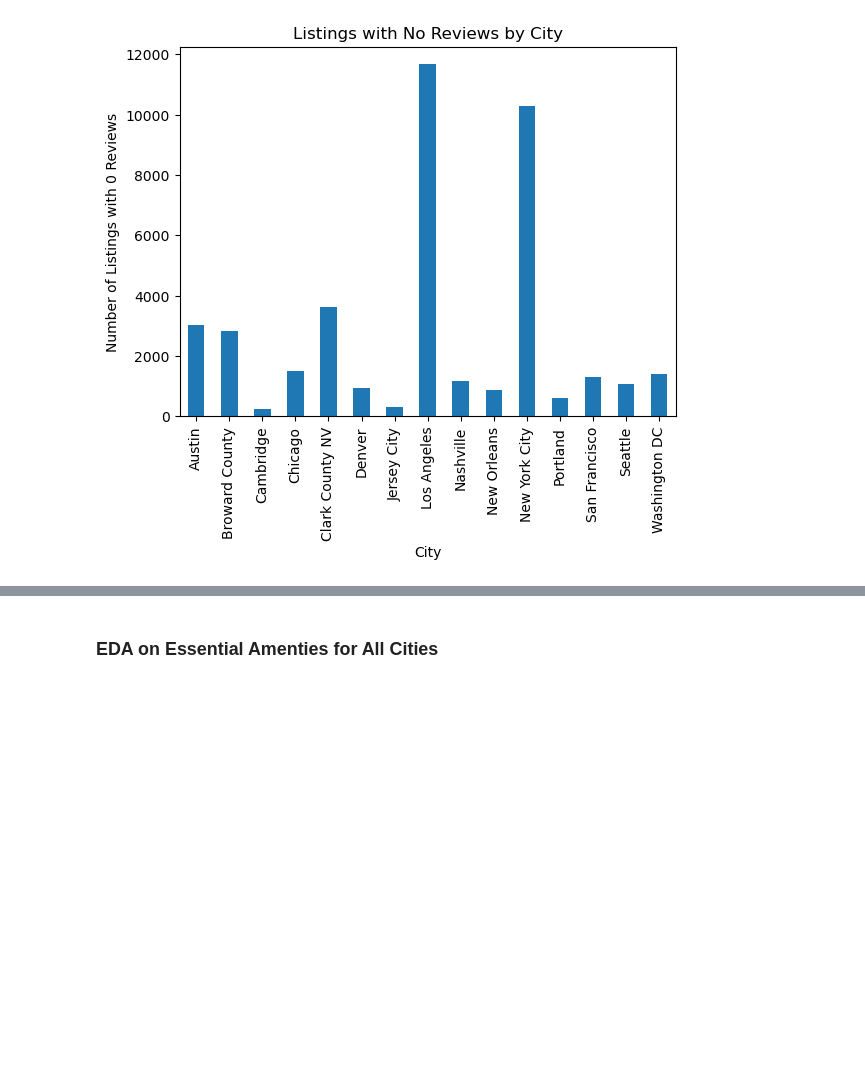
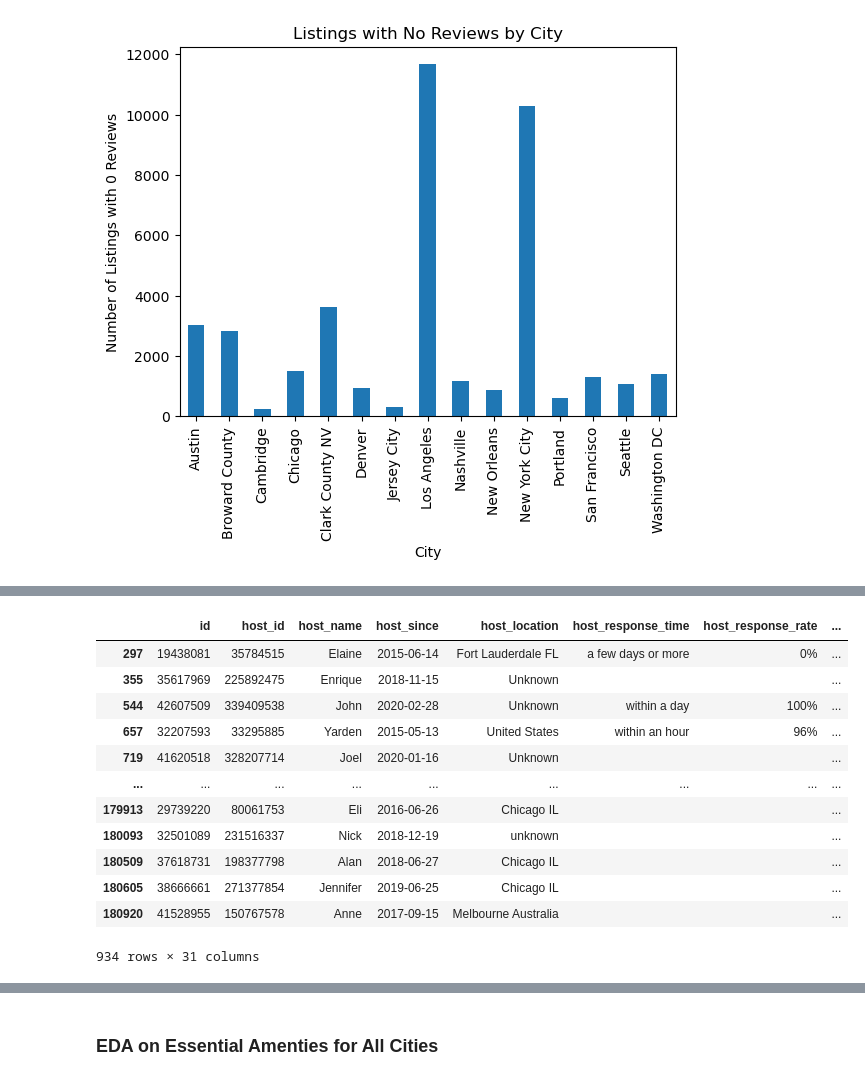
Before and after one commit to jinoh0731/Big-Data-Project-AirBnB-Clustering, a Jupyter notebook: milestone2/EDA/milestone2-all-cities-EDA.ipynb, the cells around one changed output, grey strips where cells are left out. Cells and saved outputs as stored; diff of their text form; code cells hidden in the pictures; blank space fills up the shorter version.

```diff
--- a/milestone2/EDA/milestone2-all-cities-EDA.ipynb
+++ b/milestone2/EDA/milestone2-all-cities-EDA.ipynb
@@ -161,0 +221,20 @@ plt.show()
+# %%
+# We took a deeper look into the data and saw that the reason number_of_reviews is 0 is because possibly
+# people skipped answering the question on Airbnb and there are very few reviews
+filtered_entries = clean_df[(clean_df['review_scores_value'].isnull()) & (clean_df['number_of_reviews'] != 0)]
+
+filtered_entries
+# %% [output]
+|  | id | host_id | host_name | host_since | host_location | host_response_time | host_response_rate | ... |
+| 297 | 19438081 | 35784515 | Elaine | 2015-06-14 | Fort Lauderdale FL | a few days or more | 0% | ... |
+| 355 | 35617969 | 225892475 | Enrique | 2018-11-15 | Unknown |  |  | ... |
+| 544 | 42607509 | 339409538 | John | 2020-02-28 | Unknown | within a day | 100% | ... |
+| 657 | 32207593 | 33295885 | Yarden | 2015-05-13 | United States | within an hour | 96% | ... |
+| 719 | 41620518 | 328207714 | Joel | 2020-01-16 | Unknown |  |  | ... |
+| ... | ... | ... | ... | ... | ... | ... | ... | ... |
+| 179913 | 29739220 | 80061753 | Eli | 2016-06-26 | Chicago IL |  |  | ... |
+| 180093 | 32501089 | 231516337 | Nick | 2018-12-19 | unknown |  |  | ... |
+| 180509 | 37618731 | 198377798 | Alan | 2018-06-27 | Chicago IL |  |  | ... |
+| 180605 | 38666661 | 271377854 | Jennifer | 2019-06-25 | Chicago IL |  |  | ... |
+| 180920 | 41528955 | 150767578 | Anne | 2017-09-15 | Melbourne Australia |  |  | ... |
+934 rows × 31 columns
```
Also changed, not shown: parts of 16 cells of this notebook.
